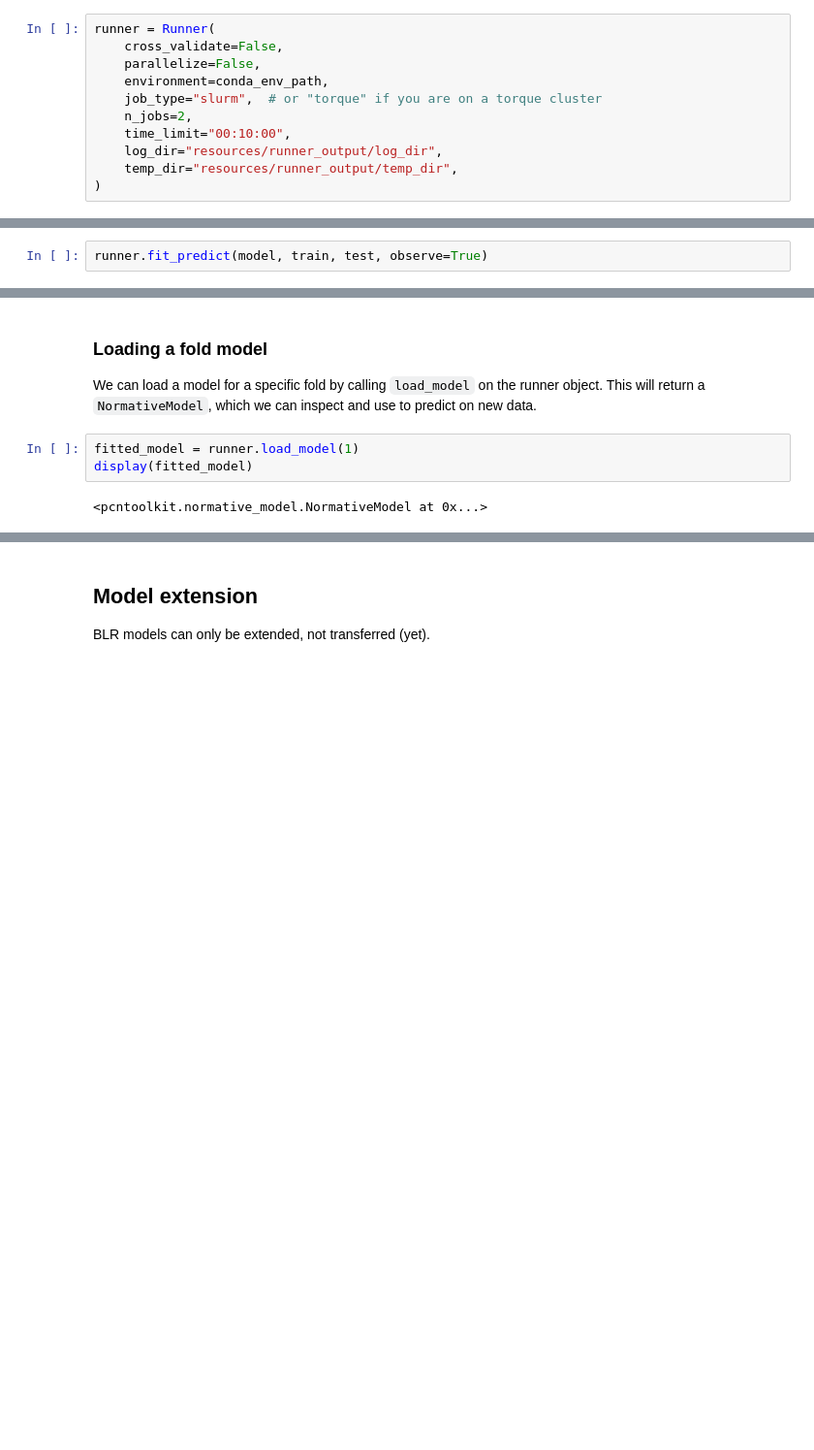
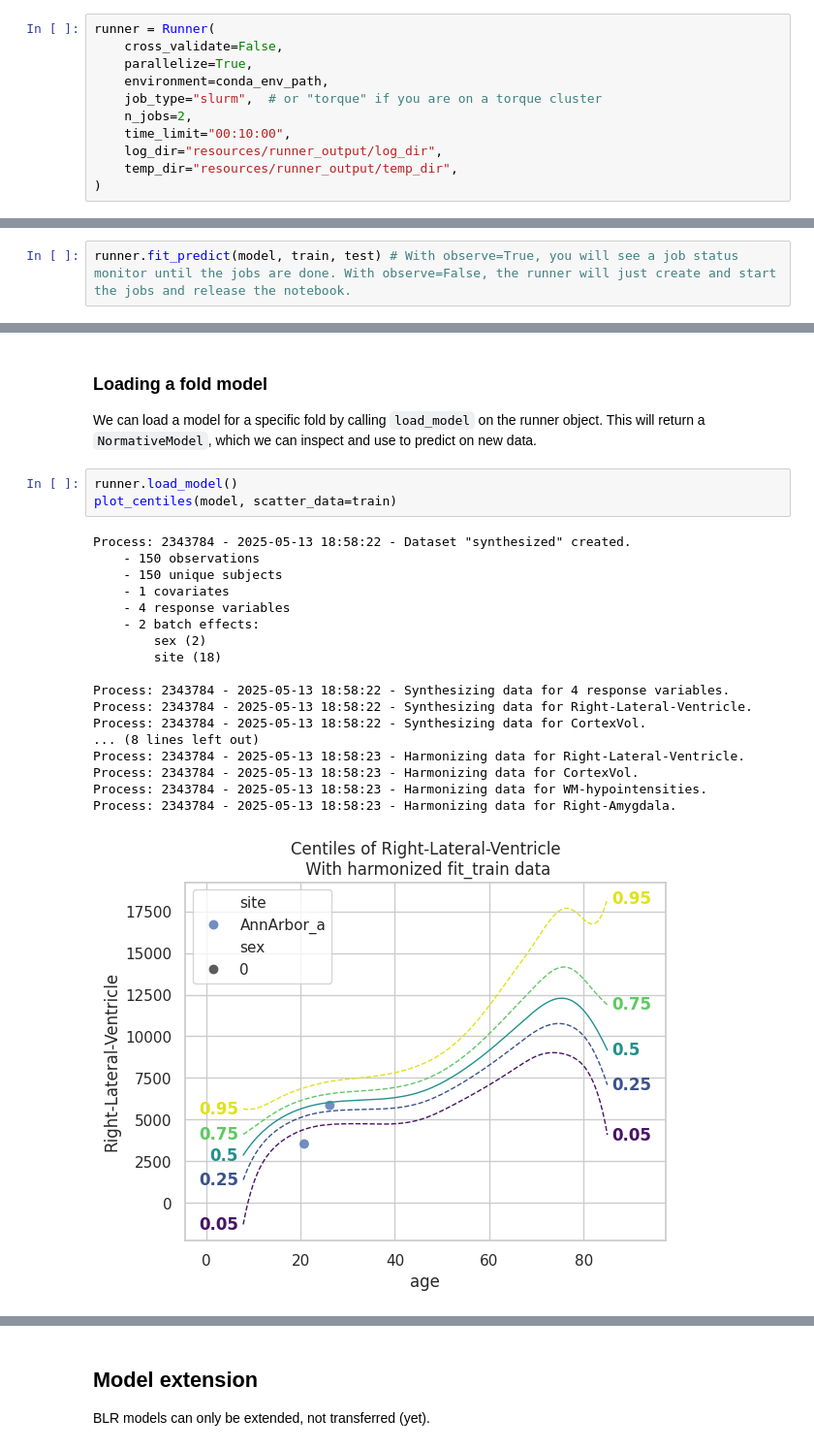
Before and after one commit to amarquand/PCNtoolkit, a Jupyter notebook: examples/02_cluster_jobs.ipynb, the cells around one changed output, grey strips where cells are left out. Shown at 97% size. Cells and saved outputs as stored; diff of their text form; blank space fills up the shorter version.

Commit message:
Cluster notebook also works

```diff
--- a/examples/02_cluster_jobs.ipynb
+++ b/examples/02_cluster_jobs.ipynb
@@ -245,7 +182,7 @@ Normally we would just call 'fit_predict' on the model directly, but because we
 # %%
 runner = Runner(
     cross_validate=False,
-    parallelize=False,
+    parallelize=True,
     environment=conda_env_path,
     job_type="slurm",  # or "torque" if you are on a torque cluster
     n_jobs=2,
@@ -258,2 +192,0 @@ The runner object will now fit the model in parallel, and save the results in sa
-# %%
-runner.fit_predict(model, train, test, observe=True)
@@ -312,0 +195,2 @@ KeyboardInterrupt:
+# %%
+runner.fit_predict(model, train, test) # With observe=True, you will see a job status monitor until the jobs are done. With observe=False, the runner will just create and start the jobs and release the notebook.
@@ -313,8 +216,25 @@ KeyboardInterrupt:
 # %% [markdown]
 ### Loading a fold model
 We can load a model for a specific fold by calling `load_model` on the runner object. This will return a `NormativeModel`, which we can inspect and use to predict on new data.
-# %%
-fitted_model = runner.load_model(1)
-display(fitted_model)
-# %% [output]
-<pcntoolkit.normative_model.NormativeModel at 0x...>
+# %%
+runner.load_model()
+plot_centiles(model, scatter_data=train)
+# %% [output]
+Process: 2343784 - 2025-05-13 18:58:22 - Dataset "synthesized" created.
+    - 150 observations
+    - 150 unique subjects
+    - 1 covariates
+    - 4 response variables
+    - 2 batch effects:
+        sex (2)
+        site (18)
+
+Process: 2343784 - 2025-05-13 18:58:22 - Synthesizing data for 4 response variables.
+Process: 2343784 - 2025-05-13 18:58:22 - Synthesizing data for Right-Lateral-Ventricle.
+Process: 2343784 - 2025-05-13 18:58:22 - Synthesizing data for CortexVol.
+... (8 lines left out)
+Process: 2343784 - 2025-05-13 18:58:23 - Harmonizing data for Right-Lateral-Ventricle.
+Process: 2343784 - 2025-05-13 18:58:23 - Harmonizing data for CortexVol.
+Process: 2343784 - 2025-05-13 18:58:23 - Harmonizing data for WM-hypointensities.
+Process: 2343784 - 2025-05-13 18:58:23 - Harmonizing data for Right-Amygdala.
+[figure, added]
```
Also changed, not shown: parts of 20 cells of this notebook, 2 other files.
